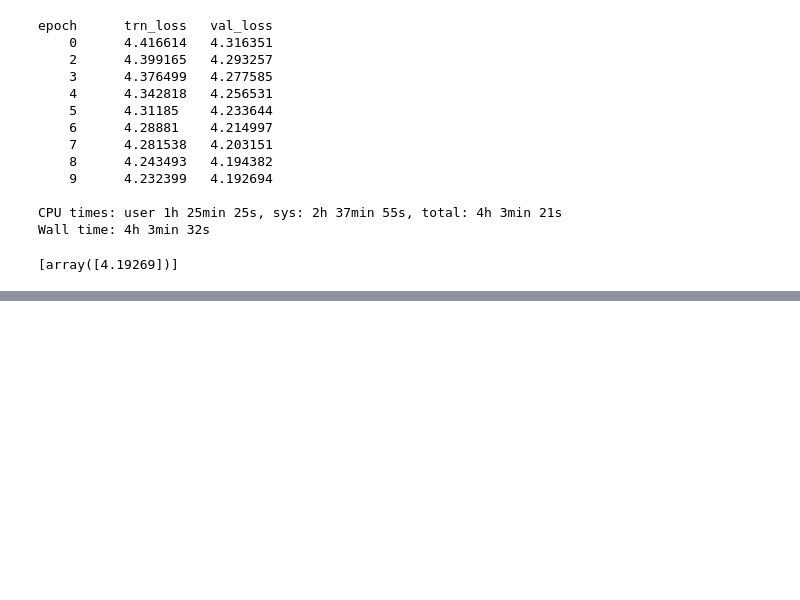
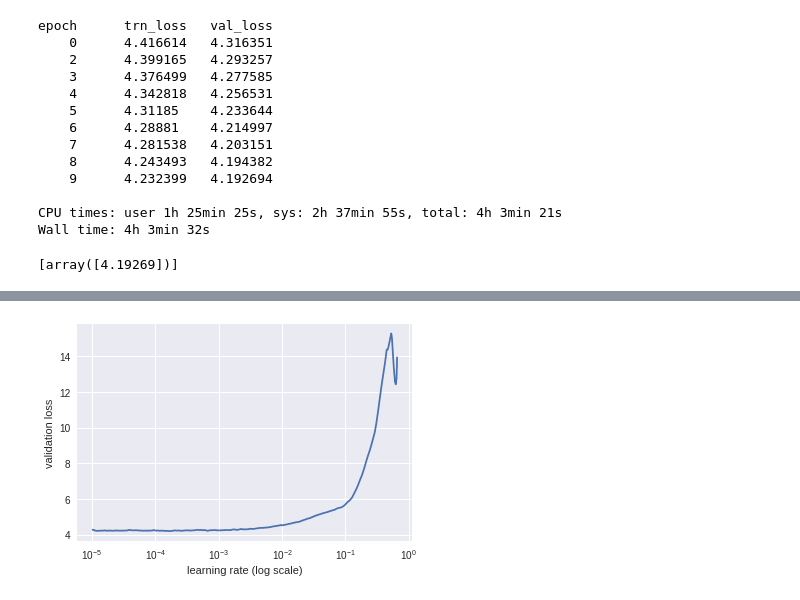
Before and after one commit to x110/MyFastaiNotebooks, a Jupyter notebook: lang_model_arxiv.ipynb, the cells around one changed output, grey strips where cells are left out. Cells and saved outputs as stored; diff of their text form; code cells hidden in the pictures; blank space fills up the shorter version.

```diff
--- a/lang_model_arxiv.ipynb
+++ b/lang_model_arxiv.ipynb
@@ -606,3 +606,6 @@ Wall time: 4h 3min 32s
 # %%
 learner.save_encoder('adam3_10_enc9')
 !cp data/aclImdb/models/adam3_10_enc9.h5 drive
+# %%
+!cp drive/adam3_10_enc9.h5 data/aclImdb/models/
+learner.load_encoder("adam3_10_enc9")
@@ -608,0 +637,7 @@ learner.save_encoder('adam3_10_enc9')
+# %%
+!cp drive/adam3_10_enc10.h5 data/aclImdb/models/
+learner.load_encoder("adam3_10_enc10")
+# %%
+learner.lr_find()
+learner.sched.plot()
+# %% [output]
@@ -608,0 +645 @@ learner.save_encoder('adam3_10_enc9')
+[figure, added]
```
Also changed, not shown: parts of 19 cells of this notebook.
